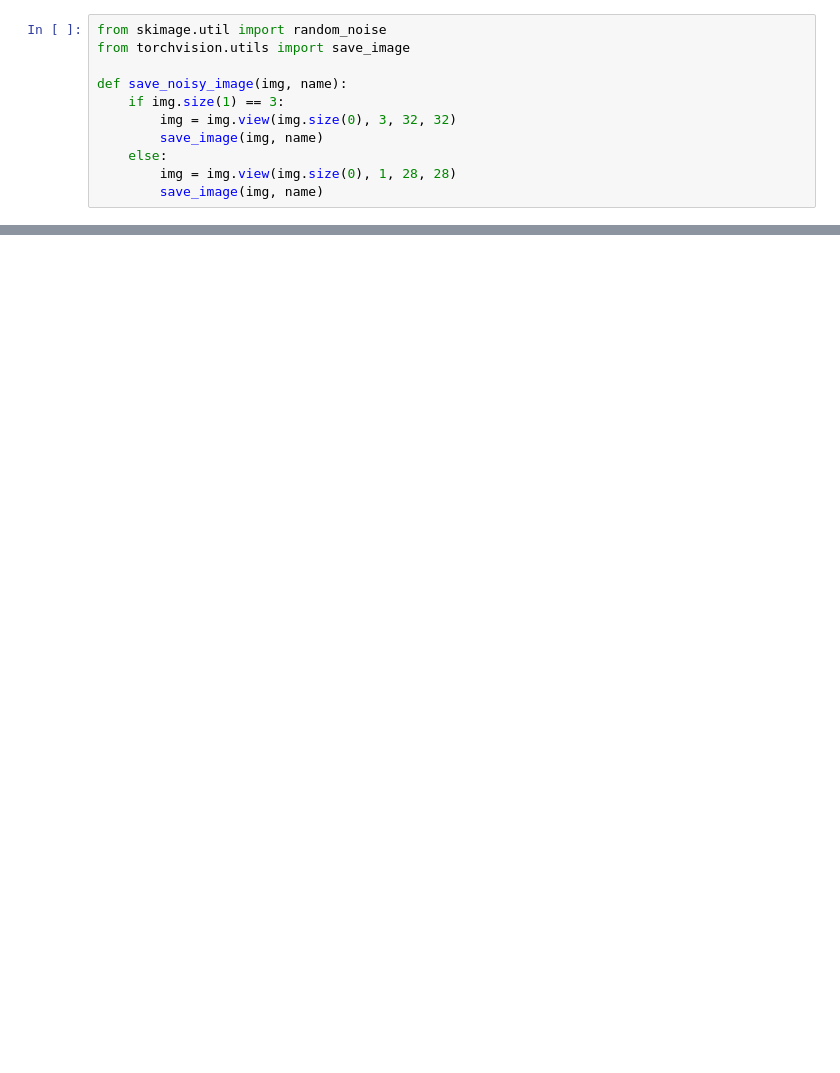
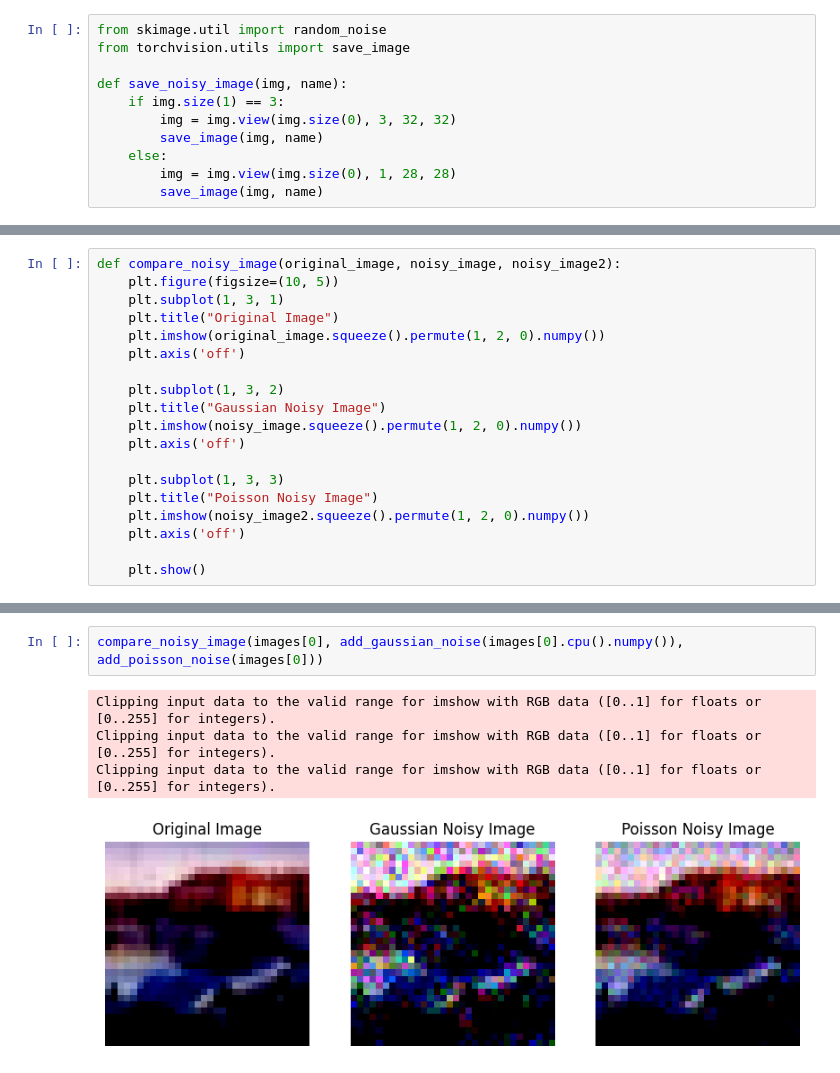
Before and after one commit to djsk721/Pytorch-UNet, a Jupyter notebook: test.ipynb, the cells around one changed output, grey strips where cells are left out. Cells and saved outputs as stored; diff of their text form; blank space fills up the shorter version.

```diff
--- a/test.ipynb
+++ b/test.ipynb
@@ -284,3 +160,22 @@ RuntimeError: invalid Poisson rate, expected rate to be non-negative
+# %%
+def compare_noisy_image(original_image, noisy_image, noisy_image2):
+    plt.figure(figsize=(10, 5))
+    plt.subplot(1, 3, 1)
+    plt.title("Original Image")
+    plt.imshow(original_image.squeeze().permute(1, 2, 0).numpy())
+    plt.axis('off')
+
+    plt.subplot(1, 3, 2)
+    plt.title("Gaussian Noisy Image")
+    plt.imshow(noisy_image.squeeze().permute(1, 2, 0).numpy())
+    plt.axis('off')
+
+    plt.subplot(1, 3, 3)
+    plt.title("Poisson Noisy Image")
+    plt.imshow(noisy_image2.squeeze().permute(1, 2, 0).numpy())
+    plt.axis('off')
+
+    plt.show()
 # %%
 from skimage.metrics import peak_signal_noise_ratio, structural_similarity
 
@@ -330,0 +200,7 @@ batch[0]:  tensor([[[[-0.0353, -0.0588, -0.0745,  ..., -0.5608, -0.5686, -0.5843
+# %%
+compare_noisy_image(images[0], add_gaussian_noise(images[0].cpu().numpy()), add_poisson_noise(images[0]))
+# %% [output]
+Clipping input data to the valid range for imshow with RGB data ([0..1] for floats or [0..255] for integers).
+Clipping input data to the valid range for imshow with RGB data ([0..1] for floats or [0..255] for integers).
+Clipping input data to the valid range for imshow with RGB data ([0..1] for floats or [0..255] for integers).
+[figure, added]
```
Also changed, not shown: parts of 23 cells of this notebook, 4 other files.
